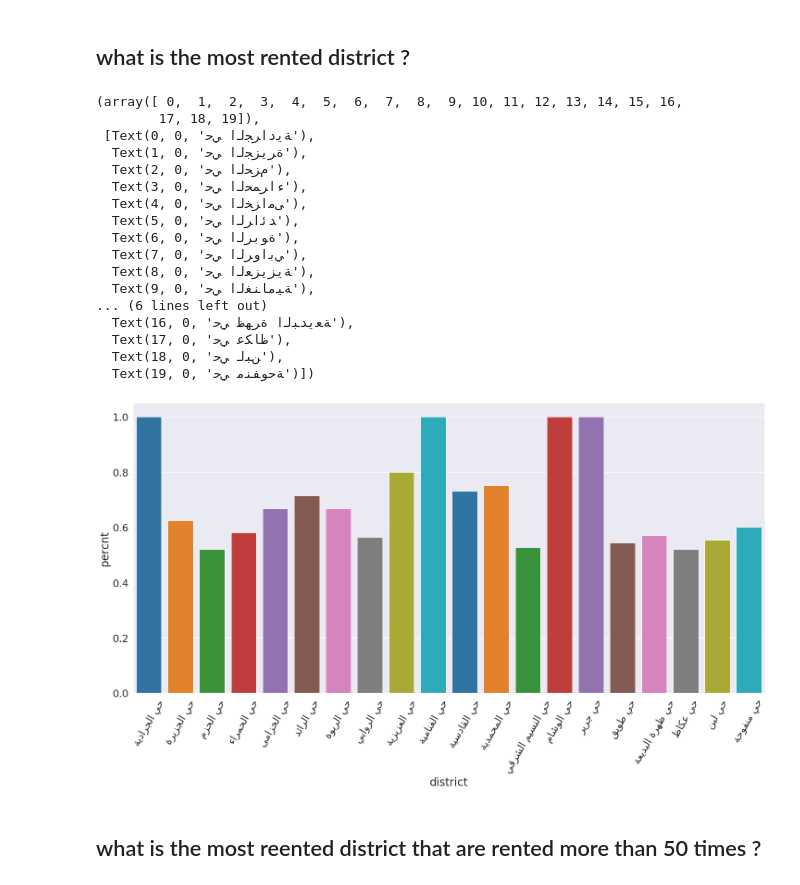
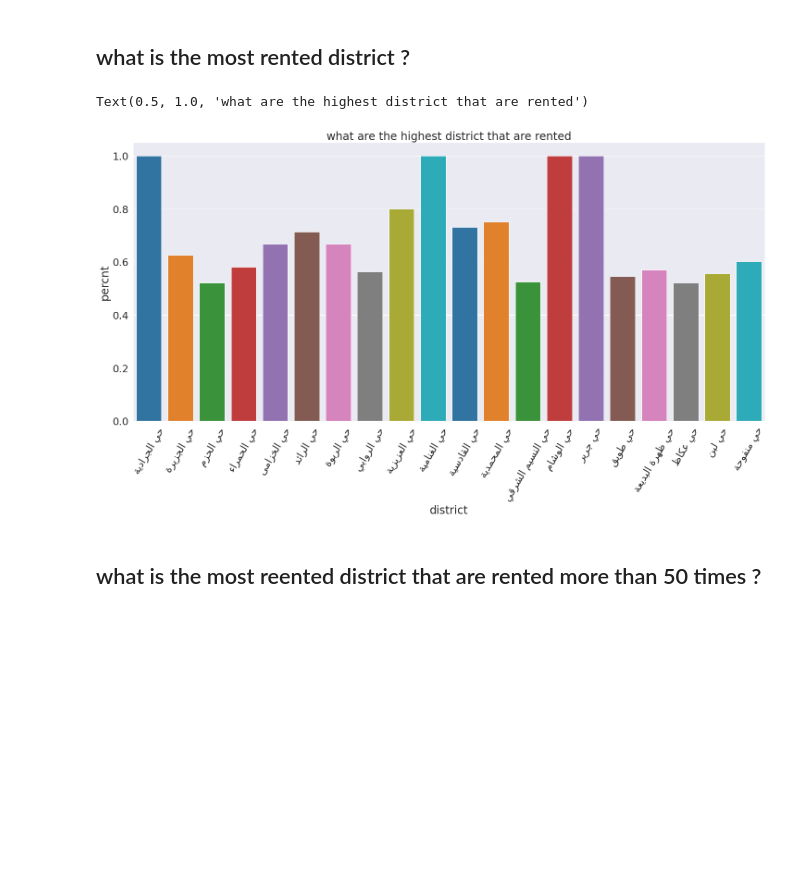
Before and after one commit to Abdulmalik-rebdi/aqar1, a Jupyter notebook: src/EDA.ipynb, the cells around one changed output. Cells and saved outputs as stored; diff of their text form; code cells hidden in the pictures; blank space fills up the shorter version.

```diff
--- a/src/EDA.ipynb
+++ b/src/EDA.ipynb
@@ -519,25 +519,10 @@ totalDIST3 = (totalDIST2.sort_values(by='percnt' , ascending=False)).copy()
 # %%
 ax = sns.barplot(data= totalDIST1 ,x='district' , y='percnt'  , palette='tab10')
 plt.xticks(rotation=60)
+plt.title('what are the highest district that are rented')
 # %% [output]
-(array([ 0,  1,  2,  3,  4,  5,  6,  7,  8,  9, 10, 11, 12, 13, 14, 15, 16,
-        17, 18, 19]),
- [Text(0, 0, 'ﺔﻳﺩﺍﺮﺠﻟﺍ ﻲﺣ'),
-  Text(1, 0, 'ﺓﺮﻳﺰﺠﻟﺍ ﻲﺣ'),
-  Text(2, 0, 'ﻡﺰﺤﻟﺍ ﻲﺣ'),
-  Text(3, 0, 'ﺀﺍﺮﻤﺤﻟﺍ ﻲﺣ'),
-  Text(4, 0, 'ﻰﻣﺍﺰﺨﻟﺍ ﻲﺣ'),
-  Text(5, 0, 'ﺪﺋﺍﺮﻟﺍ ﻲﺣ'),
-  Text(6, 0, 'ﺓﻮﺑﺮﻟﺍ ﻲﺣ'),
-  Text(7, 0, 'ﻲﺑﺍﻭﺮﻟﺍ ﻲﺣ'),
-  Text(8, 0, 'ﺔﻳﺰﻳﺰﻌﻟﺍ ﻲﺣ'),
-  Text(9, 0, 'ﺔﻴﻣﺎﻨﻐﻟﺍ ﻲﺣ'),
-... (6 lines left out)
-  Text(16, 0, 'ﺔﻌﻳﺪﺒﻟﺍ ﺓﺮﻬﻇ ﻲﺣ'),
-  Text(17, 0, 'ﻅﺎﻜﻋ ﻲﺣ'),
-  Text(18, 0, 'ﻦﺒﻟ ﻲﺣ'),
-  Text(19, 0, 'ﺔﺣﻮﻔﻨﻣ ﻲﺣ')])
+Text(0.5, 1.0, 'what are the highest district that are rented')
-[figure, old version]
+[figure, new version]
 # %% [markdown]
 ## what is the most reented district that are rented more than 50 times ?
 # %%
```
Also changed, not shown: parts of 3 cells of this notebook.
